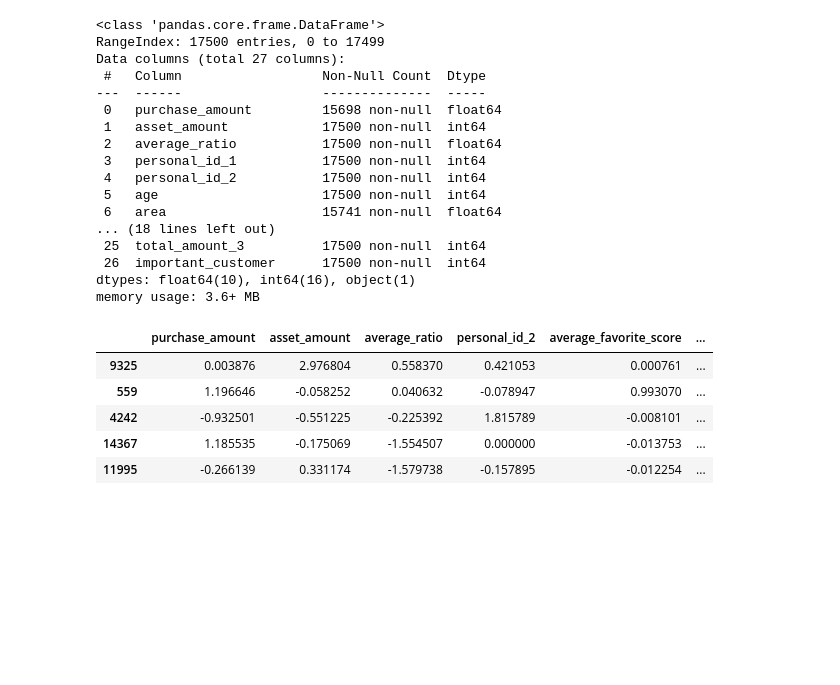
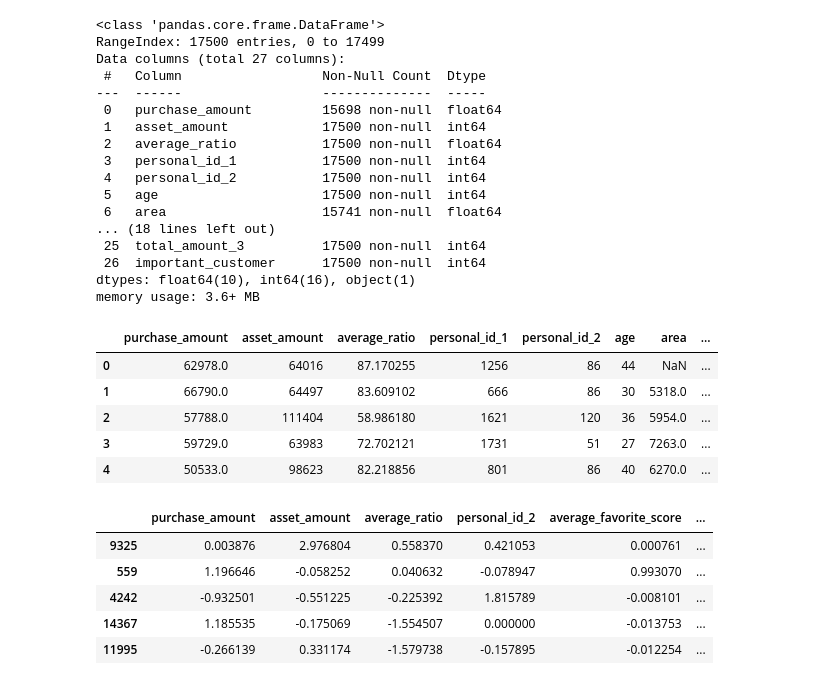
Before and after one commit to SrijanDeo-DA-DS/identify-profitable-customers, a Jupyter notebook: notebooks/FE_&_base_model-2.ipynb, the cells around one changed output. Drawn from its saved outputs; the diff is of its cells as text; code cells hidden in the pictures; blank space fills up the shorter version.

```diff
--- a/notebooks/FE_&_base_model-2.ipynb
+++ b/notebooks/FE_&_base_model-2.ipynb
@@ -87,6 +83,15 @@ Data columns (total 27 columns):
  26  important_customer      17500 non-null  int64
 dtypes: float64(10), int64(16), object(1)
 memory usage: 3.6+ MB
+# %%
+df.head()
+# %% [output]
+|  | purchase_amount | asset_amount | average_ratio | personal_id_1 | personal_id_2 | age | area | ... |
+| 0 | 62978.0 | 64016 | 87.170255 | 1256 | 86 | 44 | NaN | ... |
+| 1 | 66790.0 | 64497 | 83.609102 | 666 | 86 | 30 | 5318.0 | ... |
+| 2 | 57788.0 | 111404 | 58.986180 | 1621 | 120 | 36 | 5954.0 | ... |
+| 3 | 59729.0 | 63983 | 72.702121 | 1731 | 51 | 27 | 7263.0 | ... |
+| 4 | 50533.0 | 98623 | 82.218856 | 801 | 86 | 40 | 6270.0 | ... |
 # %%
 X_train.head()
 # %% [output]
```
Also changed, not shown: parts of 1 cell of this notebook, 8 other files.
